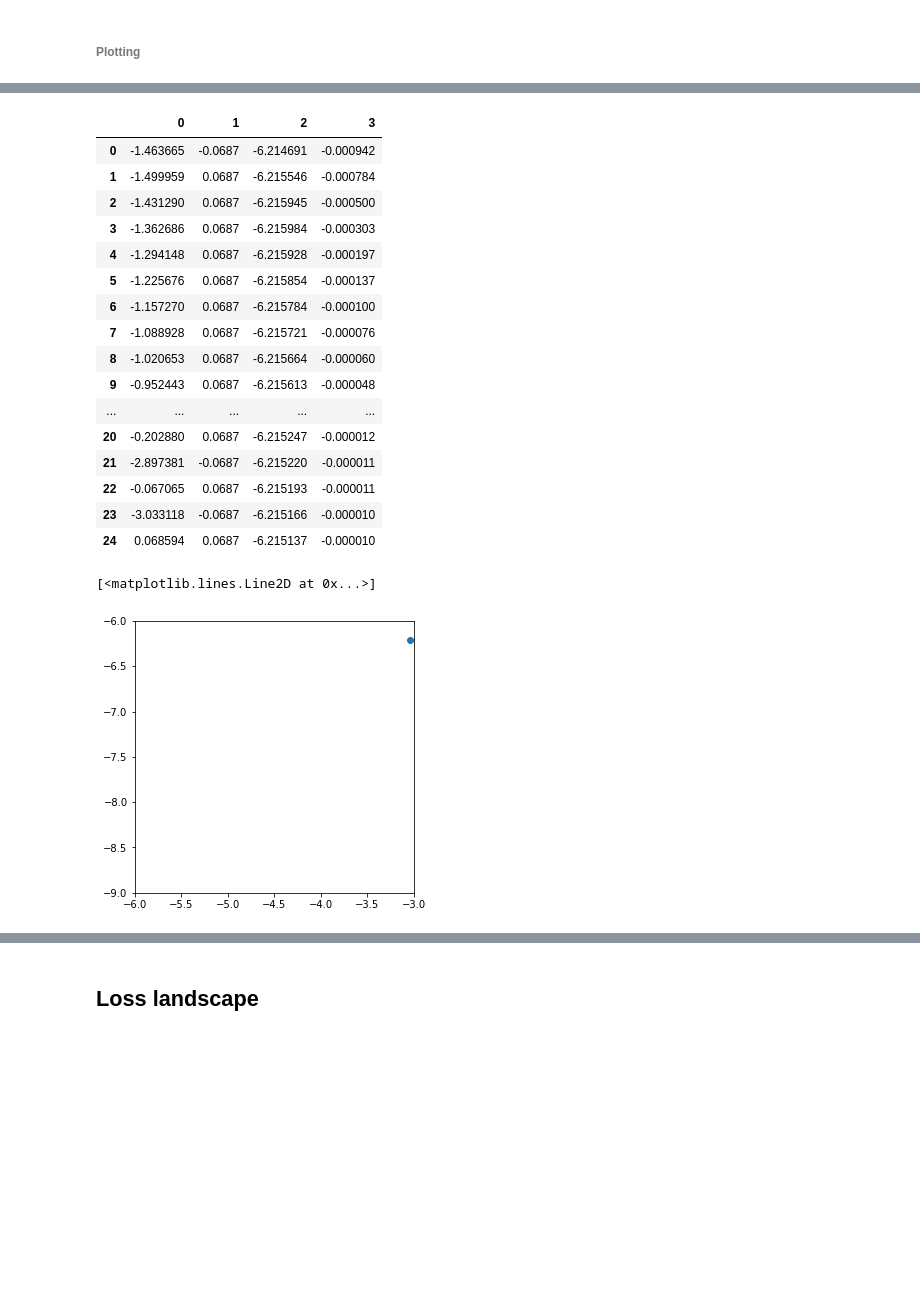
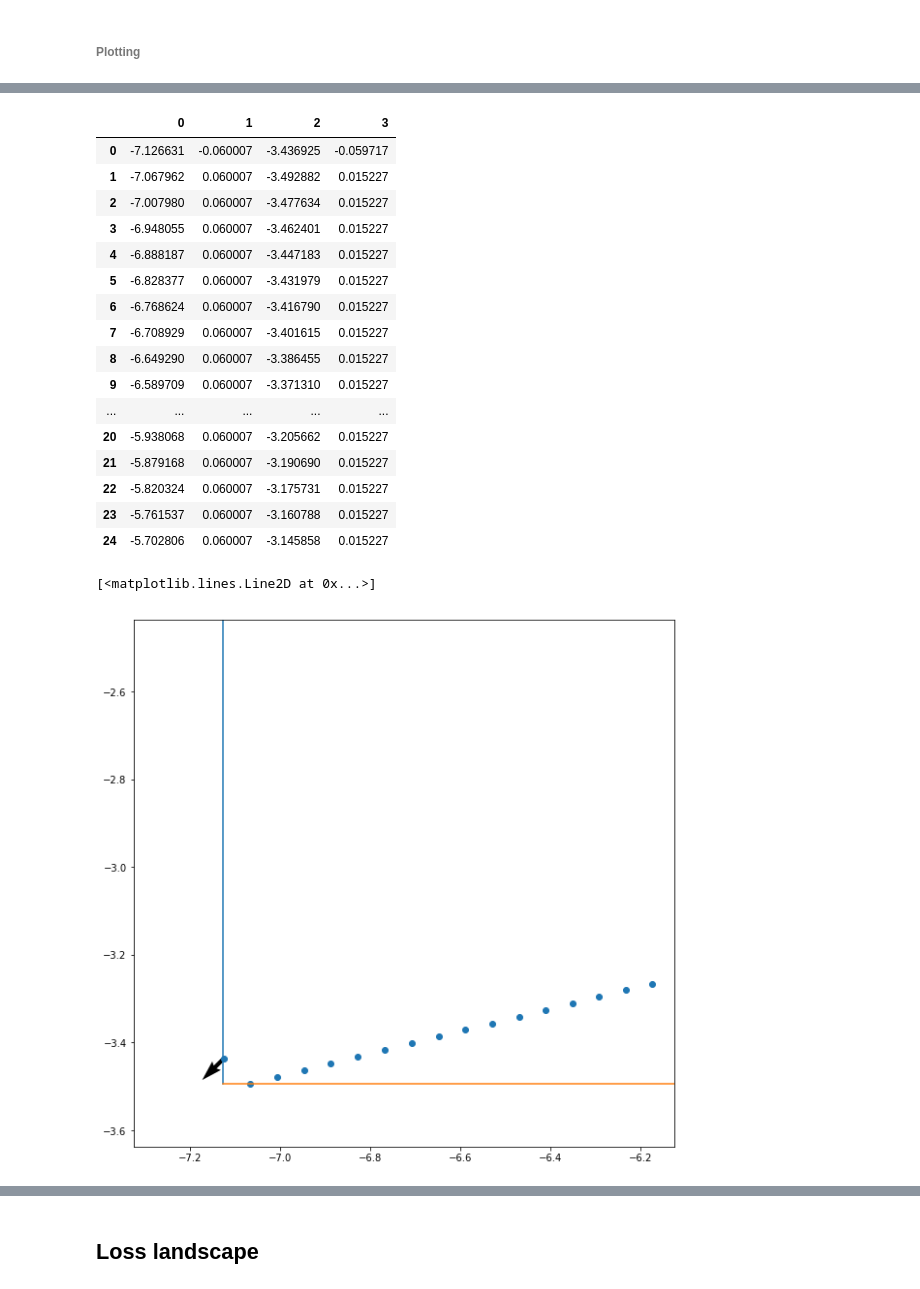
Before and after one commit to Muruniiduk/modularnns, a Jupyter notebook: pretrained_model.ipynb, the cells around one changed output, grey strips where cells are left out. Saved outputs shown, nothing was run; the diff lists cells and outputs as text; code cells hidden in the pictures; blank space fills up the shorter version.

```diff
--- a/pretrained_model.ipynb
+++ b/pretrained_model.ipynb
@@ -225,7 +225,7 @@ Epoch 10/10
 <keras.callbacks.History at 0x...>
 # %%
 # module = open_and_load('module')
-# model_2d = open_and_load('model_2d')
+model_2d = open_and_load('model_2d')
 # %%
 X, Y = next(gen(batch_size=1000))
 X2, Y2 = next(gen(batch_size=1000))
@@ -311,31 +298,33 @@ b1,b2,c1,c2
 pd.DataFrame(preds)
 # %% [output]
 |  | 0 | 1 | 2 | 3 |
-| 0 | -1.463665 | -0.0687 | -6.214691 | -0.000942 |
-| 1 | -1.499959 | 0.0687 | -6.215546 | -0.000784 |
-| 2 | -1.431290 | 0.0687 | -6.215945 | -0.000500 |
-| 3 | -1.362686 | 0.0687 | -6.215984 | -0.000303 |
-| 4 | -1.294148 | 0.0687 | -6.215928 | -0.000197 |
-| 5 | -1.225676 | 0.0687 | -6.215854 | -0.000137 |
-| 6 | -1.157270 | 0.0687 | -6.215784 | -0.000100 |
-| 7 | -1.088928 | 0.0687 | -6.215721 | -0.000076 |
-| 8 | -1.020653 | 0.0687 | -6.215664 | -0.000060 |
-| 9 | -0.952443 | 0.0687 | -6.215613 | -0.000048 |
+| 0 | -7.126631 | -0.060007 | -3.436925 | -0.059717 |
+| 1 | -7.067962 | 0.060007 | -3.492882 | 0.015227 |
+| 2 | -7.007980 | 0.060007 | -3.477634 | 0.015227 |
+| 3 | -6.948055 | 0.060007 | -3.462401 | 0.015227 |
+| 4 | -6.888187 | 0.060007 | -3.447183 | 0.015227 |
+| 5 | -6.828377 | 0.060007 | -3.431979 | 0.015227 |
+| 6 | -6.768624 | 0.060007 | -3.416790 | 0.015227 |
+| 7 | -6.708929 | 0.060007 | -3.401615 | 0.015227 |
+| 8 | -6.649290 | 0.060007 | -3.386455 | 0.015227 |
+| 9 | -6.589709 | 0.060007 | -3.371310 | 0.015227 |
 | ... | ... | ... | ... | ... |
-| 20 | -0.202880 | 0.0687 | -6.215247 | -0.000012 |
-| 21 | -2.897381 | -0.0687 | -6.215220 | -0.000011 |
-| 22 | -0.067065 | 0.0687 | -6.215193 | -0.000011 |
-| 23 | -3.033118 | -0.0687 | -6.215166 | -0.000010 |
-| 24 | 0.068594 | 0.0687 | -6.215137 | -0.000010 |
+| 20 | -5.938068 | 0.060007 | -3.205662 | 0.015227 |
+| 21 | -5.879168 | 0.060007 | -3.190690 | 0.015227 |
+| 22 | -5.820324 | 0.060007 | -3.175731 | 0.015227 |
+| 23 | -5.761537 | 0.060007 | -3.160788 | 0.015227 |
+| 24 | -5.702806 | 0.060007 | -3.145858 | 0.015227 |
+# %%
+m1,n1 = preds[0,[0,2]]
 # %%
-fig, ax = plt.subplots(figsize=(5, 5))
-ax.set(xlim=(-6, -3), ylim=(-9, -6))
-line = ax.plot([0,1],[0,0])
+fig, ax = plt.subplots(figsize=(10, 10))
+ax.set(xlim=(m1-0.2, m1+1), ylim=(n1-0.2,n1+1))
 
 x,xv,y,yv = preds[0]
 plt.quiver(x, y, xv, yv)
 plt.scatter(preds[:,0], preds[:,2])
 plt.plot([b1,b1],[c1,c2])
+plt.plot([b1,b2],[c1,c1])
 # %% [output]
 [<matplotlib.lines.Line2D at 0x...>]
-[figure, old version]
+[figure, new version]
```
Also changed, not shown: parts of 5 cells of this notebook, 1 other file.
